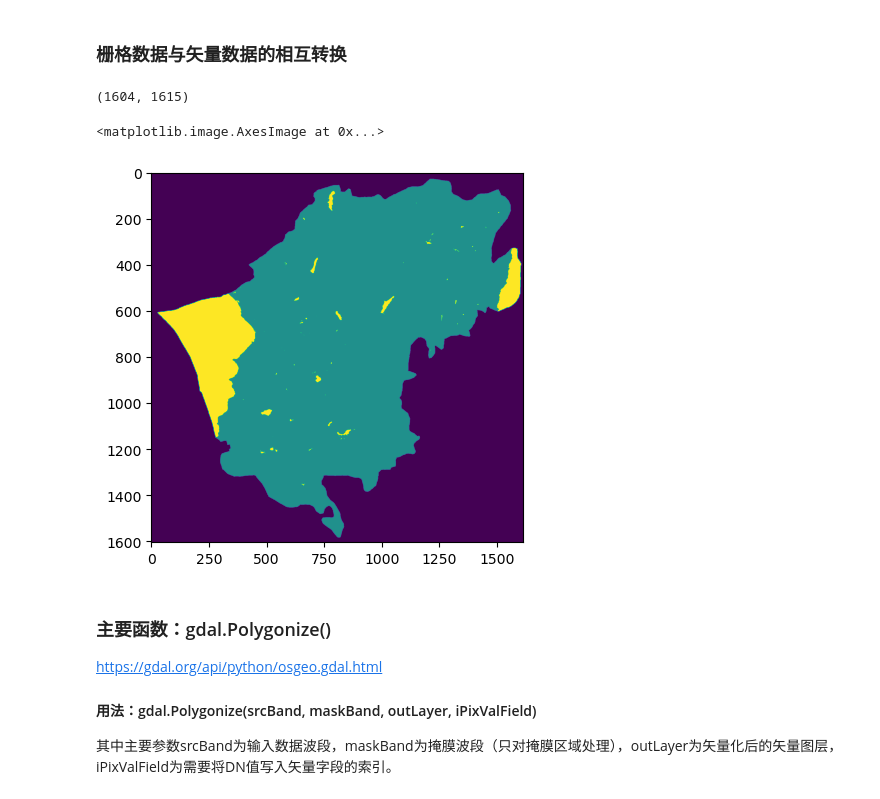
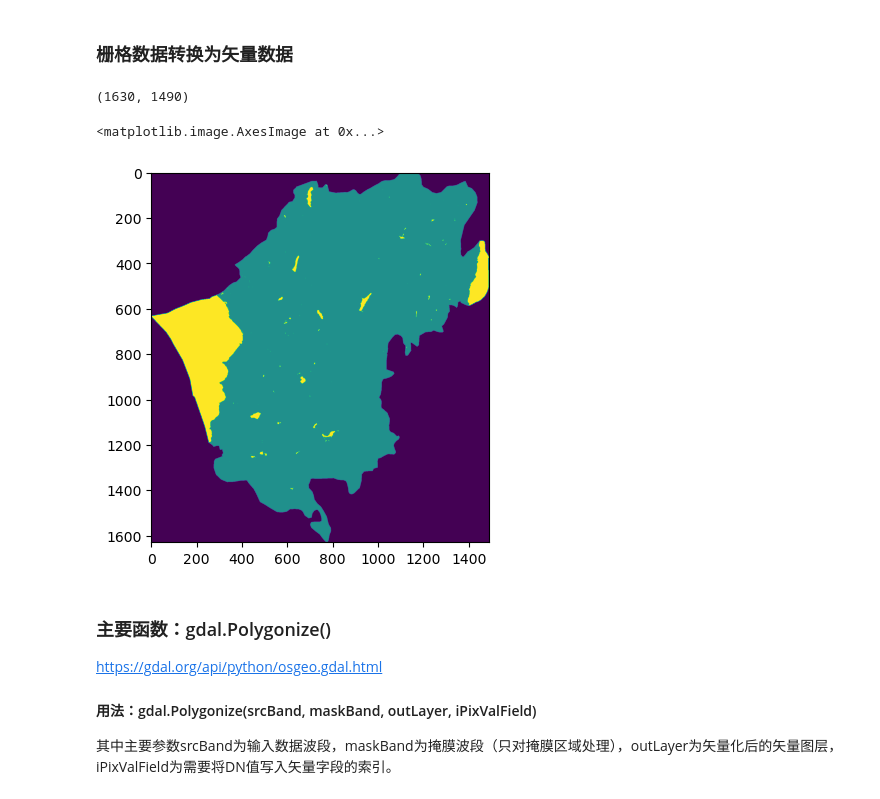
Before and after one commit to xinluo2018/open-source-gis-course, a Jupyter notebook: 第5章-栅格数据处理-6课时/3_1_raster2vector.ipynb, the cells around one changed output. Drawn from its saved outputs; the diff is of its cells as text; code cells hidden in the pictures.

```diff
--- a/第5章-栅格数据处理-6课时/3_1_raster2vector.ipynb
+++ b/第5章-栅格数据处理-6课时/3_1_raster2vector.ipynb
@@ -1,5 +1,5 @@
 # %% [markdown]
-### 栅格数据与矢量数据的相互转换
+### 栅格数据转换为矢量数据
 # %%
 from osgeo import gdal
 from osgeo import osr, ogr
@@ -9,16 +7,16 @@ import os
 # %%
-path_img = 'data/Section-5/s2_chenggong_mndwi_thre025.tif'
-path_img2polygon = 'data/Section-5/s2_chenggong_mndwi_polygon.shp'
-dset = gdal.Open(path_img)
-img_array = dset.ReadAsArray()
-print(img_array.shape)
+path_mndwi = 'data/Section-5/s2_chenggong_mndwi_thre025.tif'
+dset = gdal.Open(path_mndwi)
+mndwi_band = dset.GetRasterBand(1)
+mndwi_array = mndwi_band.ReadAsArray()
+print(mndwi_array.shape)
 # %% [output]
-(1604, 1615)
+(1630, 1490)
 # %%
-plt.imshow(img_array)
+plt.imshow(mndwi_array)
 # %% [output]
 <matplotlib.image.AxesImage at 0x...>
-[figure, old version]
+[figure, new version]
 # %% [markdown]
 ### 主要函数：gdal.Polygonize()
 https://gdal.org/api/python/osgeo.gdal.html
```
Also changed, not shown: parts of 3 cells of this notebook, 5 other files.
